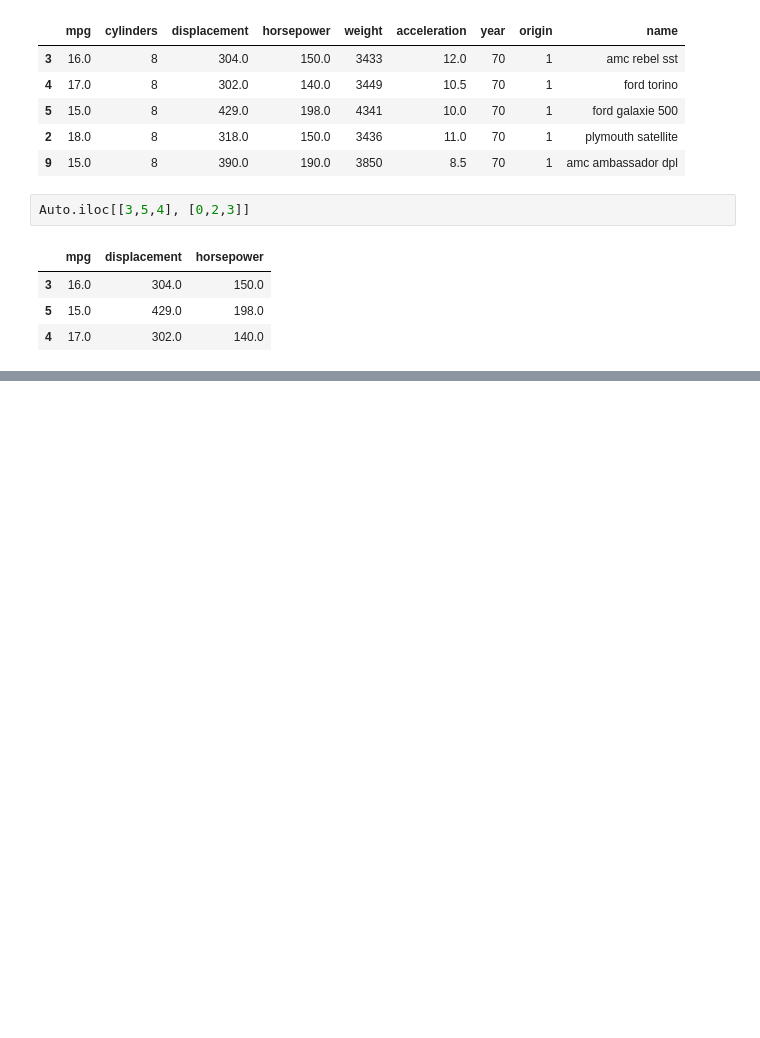
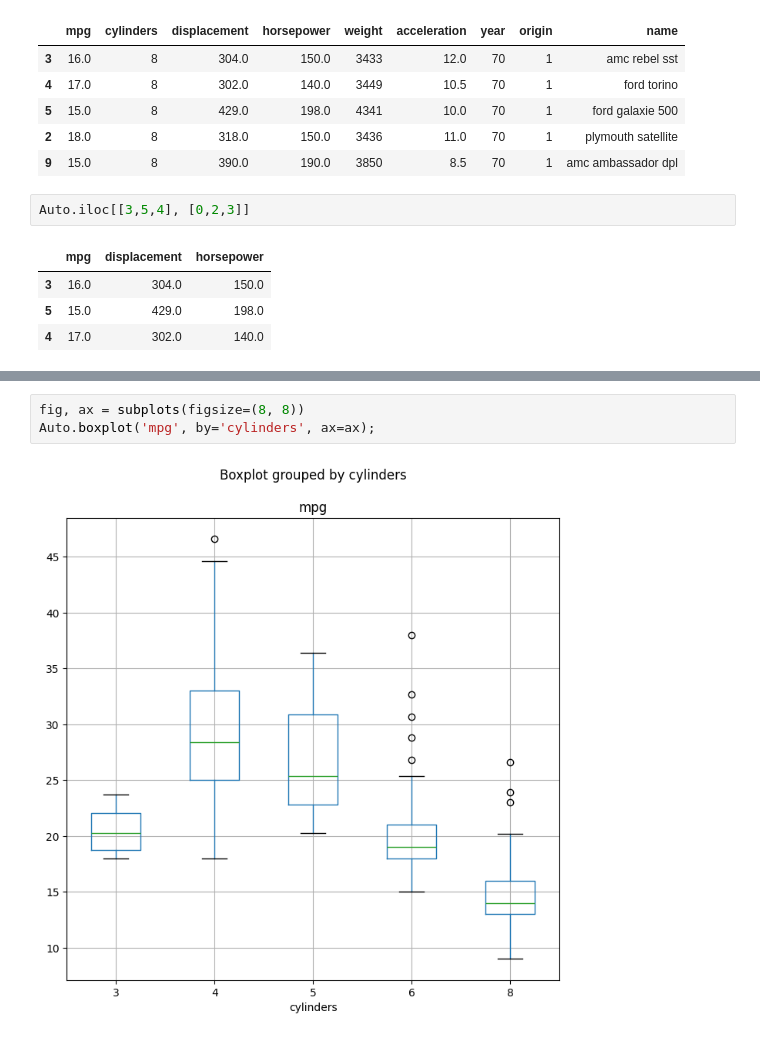
Before and after one commit to aryanshygun/ISP, a Jupyter notebook: chapter2/ISL_chapter2.ipynb, the cells around one changed output, grey strips where cells are left out. Saved outputs shown, nothing was run; the diff lists cells and outputs as text; blank space fills up the shorter version.

```diff
--- a/chapter2/ISL_chapter2.ipynb
+++ b/chapter2/ISL_chapter2.ipynb
@@ -560,0 +604,5 @@ Auto.iloc[[3,5,4], [0,2,3]]
+# %%
+fig, ax = subplots(figsize=(8, 8))
+Auto.boxplot('mpg', by='cylinders', ax=ax);
+# %% [output]
+[figure, added]
```
Also changed, not shown: parts of 13 cells of this notebook.
